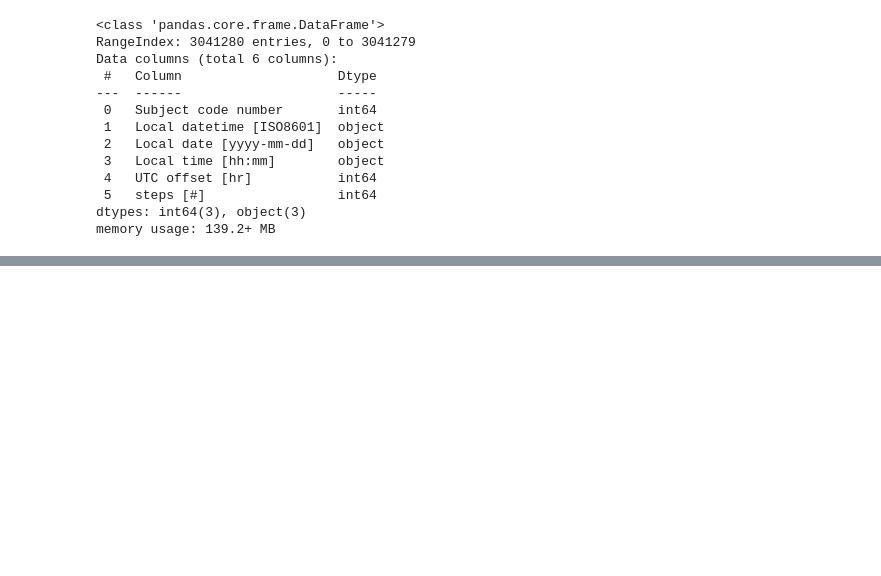
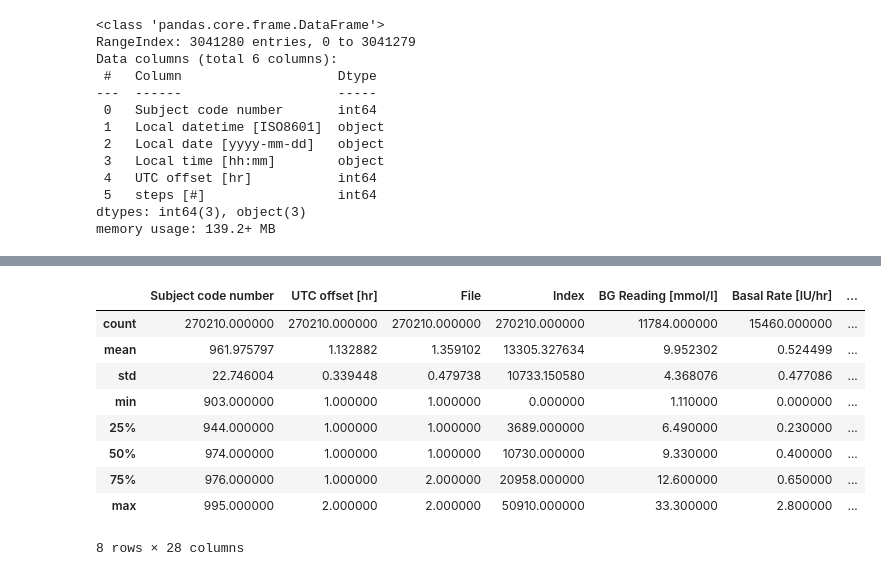
Before and after one commit to DSa-Hb1Ac/dataset-diabetes-adolescents-time-series-with-heart-rate, a Jupyter notebook: dataunderstanding.ipynb, the cells around one changed output, grey strips where cells are left out. Drawn from its saved outputs; the diff is of its cells as text; code cells hidden in the pictures; blank space fills up the shorter version.

```diff
--- a/dataunderstanding.ipynb
+++ b/dataunderstanding.ipynb
@@ -150,0 +204,4 @@ memory usage: 139.2+ MB
+# %%
+# import data from data-csv\Medtronic.csv as dataframe
+df = ps.read_csv('data-csv/Medtronic.csv', on_bad_lines='skip')
+df.head(10)
@@ -150,0 +221,13 @@ memory usage: 139.2+ MB
+# %%
+df.describe()
+# %% [output]
+|  | Subject code number | UTC offset [hr] | File | Index | BG Reading [mmol/l] | Basal Rate [IU/hr] | ... |
+| count | 270210.000000 | 270210.000000 | 270210.000000 | 270210.000000 | 11784.000000 | 15460.000000 | ... |
+| mean | 961.975797 | 1.132882 | 1.359102 | 13305.327634 | 9.952302 | 0.524499 | ... |
+| std | 22.746004 | 0.339448 | 0.479738 | 10733.150580 | 4.368076 | 0.477086 | ... |
+| min | 903.000000 | 1.000000 | 1.000000 | 0.000000 | 1.110000 | 0.000000 | ... |
+| 25% | 944.000000 | 1.000000 | 1.000000 | 3689.000000 | 6.490000 | 0.230000 | ... |
+| 50% | 974.000000 | 1.000000 | 1.000000 | 10730.000000 | 9.330000 | 0.400000 | ... |
+| 75% | 976.000000 | 1.000000 | 2.000000 | 20958.000000 | 12.600000 | 0.650000 | ... |
+| max | 995.000000 | 2.000000 | 2.000000 | 50910.000000 | 33.300000 | 2.800000 | ... |
+8 rows × 28 columns
```
Also changed, not shown: parts of 11 cells of this notebook.
